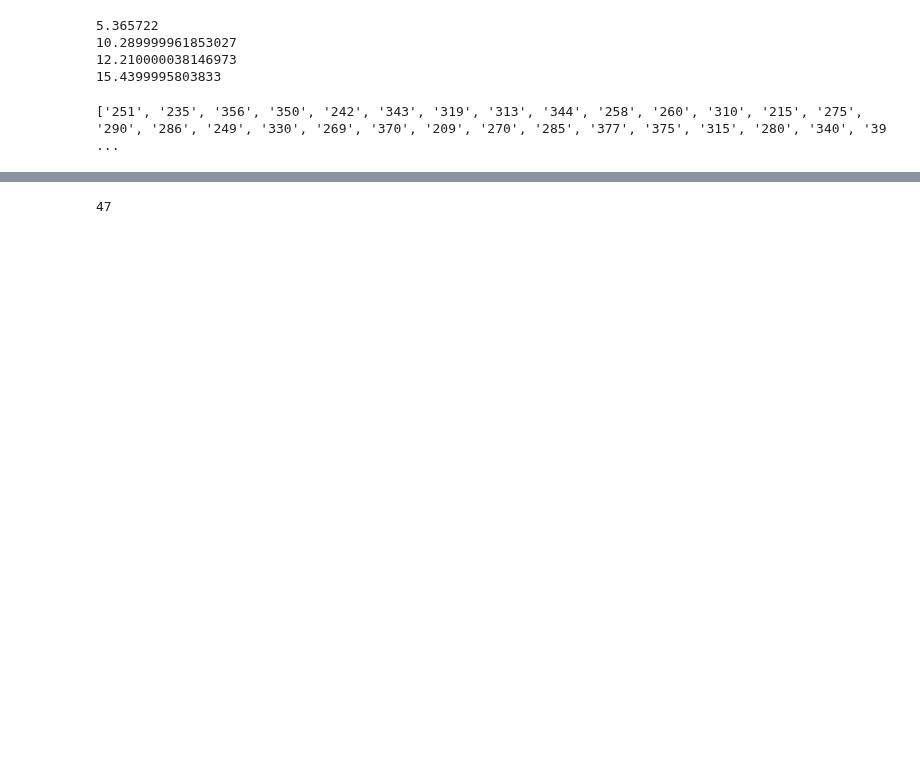
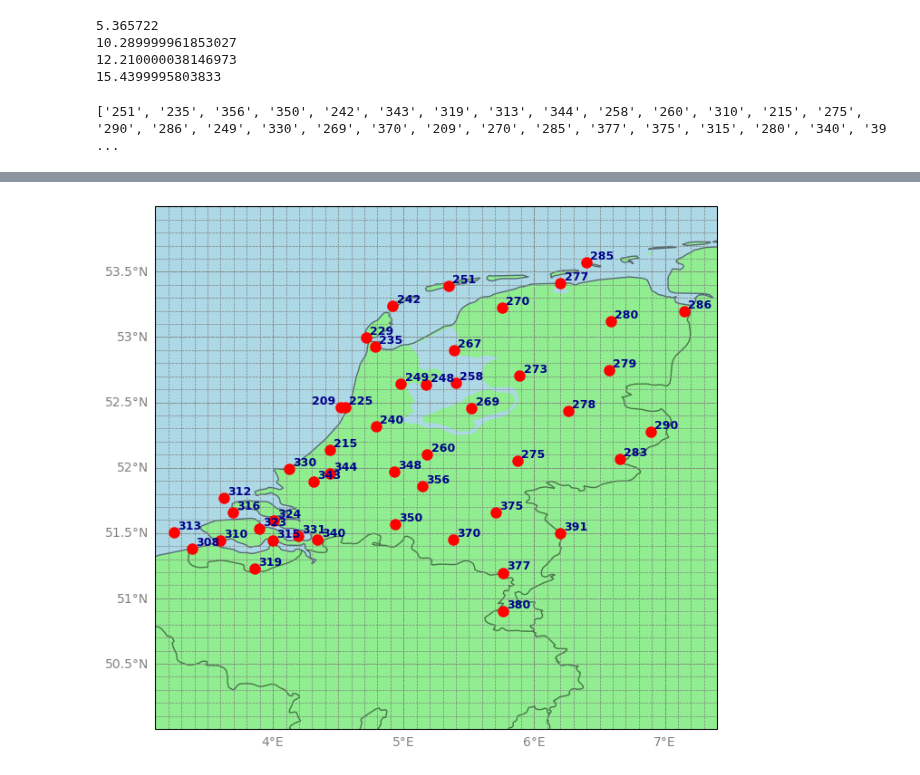
Before and after one commit to SimonHakvoort/thesiscode, a Jupyter notebook: src/visualization/figures.ipynb, the cells around one changed output, grey strips where cells are left out. Drawn from its saved outputs; the diff is of its cells as text; code cells hidden in the pictures; blank space fills up the shorter version.

```diff
--- a/src/visualization/figures.ipynb
+++ b/src/visualization/figures.ipynb
@@ -186,4 +191,54 @@ plt.show()
-# %%
-print(len(codes))
-# %% [output]
-47
+# %%
+# Boundaries to zoom in
+xmin, xmax = 3.1, 7.4
+ymin, ymax = 50.0, 54.0
+
+aspect_ratio = (ymax - ymin) / (xmax - xmin)
+
+plt.figure(figsize=(8, 12))  # Adjust figure size based on aspect ratio
+ax = plt.axes(projection=ccrs.PlateCarree())
+
+ax.add_feature(cfeature.LAND, color='lightgreen', zorder=-1)
+ax.add_feature(cfeature.COASTLINE, linewidth=1, edgecolor='black', alpha=0.5)
+ax.add_feature(cfeature.BORDERS, linestyle='-', edgecolor='black', alpha=0.5)
+ax.add_feature(cfeature.OCEAN, color='lightblue')
+ax.add_feature(cfeature.LAKES, color='lightblue')
+
+grid_spacing = 0.1
+
+lat_grid = np.arange(ymin, ymax, grid_spacing)
+lon_grid = np.arange(xmin, xmax, grid_spacing)
+
+for lat in lat_grid:
+    ax.plot([xmin, xmax], [lat, lat], color='gray', linestyle='--', linewidth=0.5, transform=ccrs.PlateCarree())
+
+for lon in lon_grid:
+    ax.plot([lon, lon], [ymin, ymax], color='gray', linestyle='--', linewidth=0.5, transform=ccrs.PlateCarree())
+
+gl = ax.gridlines(draw_labels=True, linewidth=0.7, color='gray', alpha=0.7, linestyle='--')
+gl.top_labels = False
+gl.right_labels = False
+gl.xlabel_style = {'size': 10, 'color': 'gray'}
+gl.ylabel_style = {'size': 10, 'color': 'gray'}
+
+for i, (lat, lon) in enumerate(lat_lons):
+    # Ensure the point is within the specified extent
+    if xmin <= lon <= xmax and ymin <= lat <= ymax:
+        if codes[i] == '209':
+            lat209 = lat
+            lon209 = lon
+            continue
+        else:
+            ax.plot(lon, lat, marker='o', color='red', markersize=8, transform=ccrs.PlateCarree())
+            ax.text(lon + 0.03, lat + 0.05, codes[i], fontsize=9, fontweight='bold',
+                    ha='left', va='center', color='darkblue', transform=ccrs.PlateCarree())
+
+ax.plot(lon209, lat209, marker='o', color='red', markersize=8, transform=ccrs.PlateCarree())
+ax.text(lon209 - 0.22, lat209 + 0.05, '209', fontsize=9, fontweight='bold',
+        ha='left', va='center', color='darkblue', transform=ccrs.PlateCarree())
+
+ax.set_extent([xmin, xmax, ymin, ymax], crs=ccrs.PlateCarree())
+
+plt.show()
+# %% [output]
+[figure, added]
```
Also changed, not shown: parts of 8 cells of this notebook, 1 other file.
